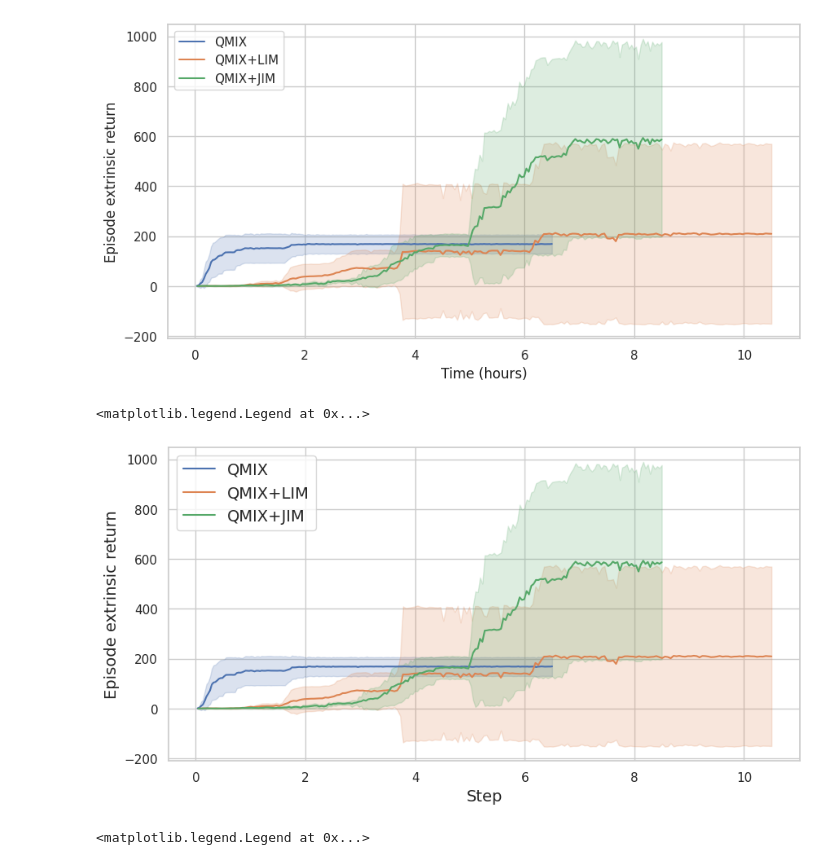
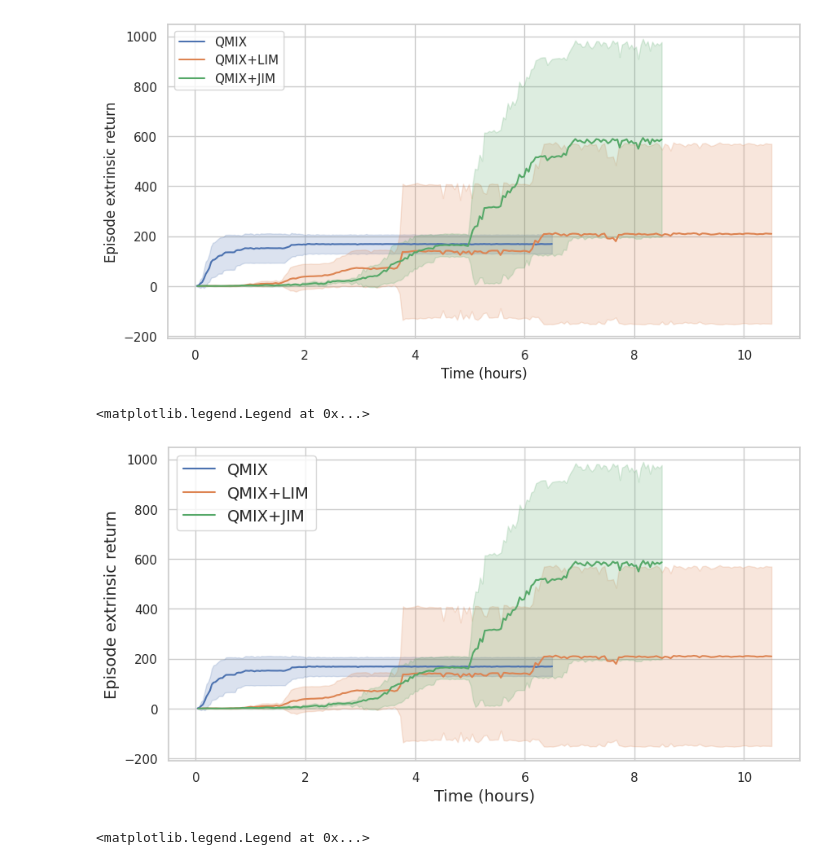
Before and after one commit to Maxtoq/MADRL-PhD-Thesis-Code, a Jupyter notebook: results/JIM Paper graphs.ipynb, the cells around one changed output. Cells and saved outputs as stored; diff of their text form; code cells hidden in the pictures.

```diff
--- a/results/JIM Paper graphs.ipynb
+++ b/results/JIM Paper graphs.ipynb
@@ -488,14 +488,14 @@ plot_runs([qmix, lim, jim], x="Time (hours)", y="Mean return",
 # %%
 plot_runs([qmix, lim, jim], x="Time (hours)", y="Mean return",
           ax_ylabel="Episode extrinsic return", loc="upper left",
          size=(10, 5))
 fs = 14
-plt.xlabel("Step",fontsize=fs)
+plt.xlabel("Time (hours)",fontsize=fs)
 plt.ylabel("Episode extrinsic return",fontsize=fs)
 plt.legend(fontsize=fs, loc="upper left")
 # %% [output]
 <matplotlib.legend.Legend at 0x...>
-[figure, old version]
+[figure, new version]
 # %%
 plot_runs([qmix, lim, jim], y="Mean return", ax_ylabel="Episode extrinsic return",
           size=(3, 2.3), loc="upper left", estim="median", err="ci")
```
Also changed, not shown: 14 other files.
